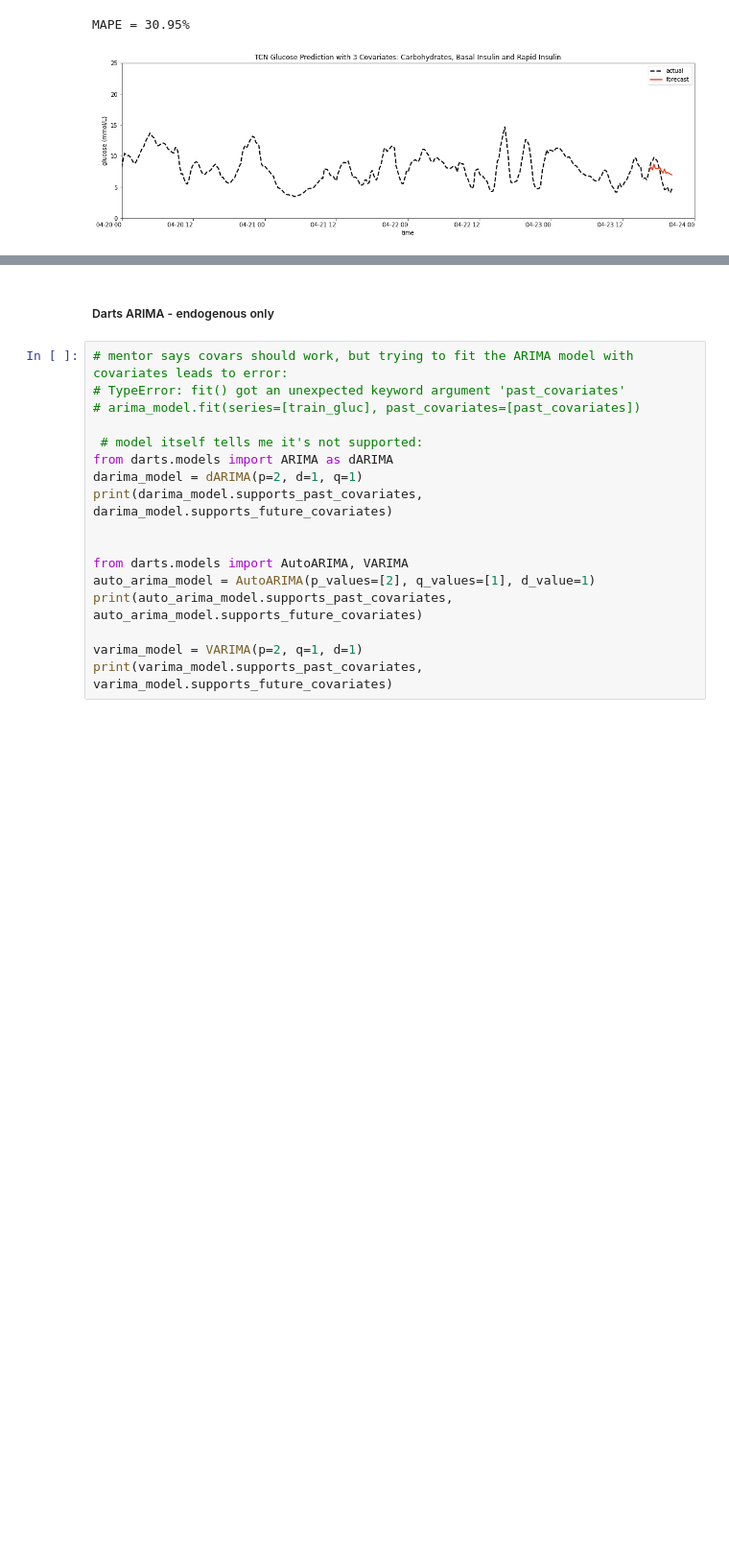
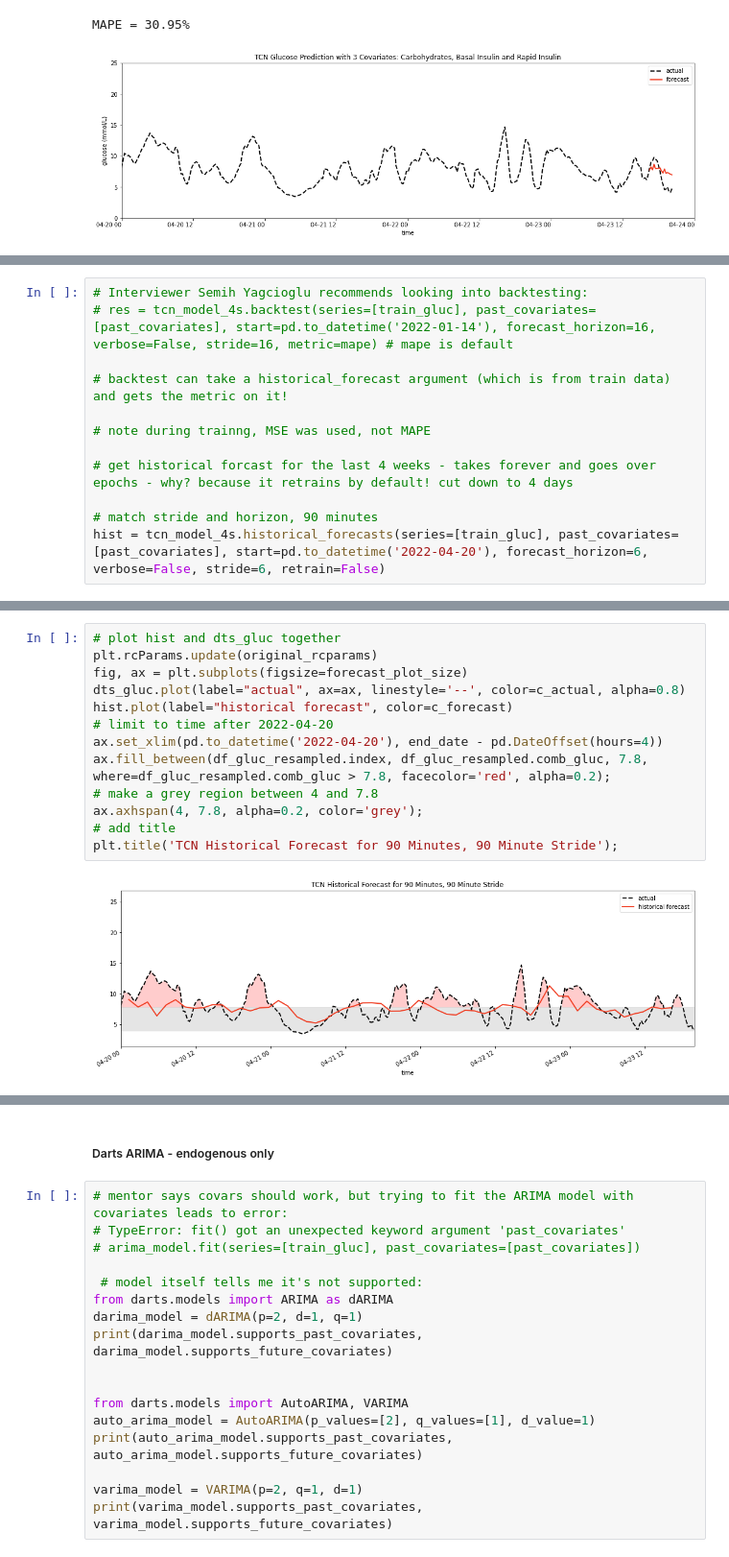
Before and after one commit to inaug22/capstone3, a Jupyter notebook: notebooks/glucose_wrangling+EDA.ipynb, the cells around one changed output, grey strips where cells are left out. Shown at 96% size. Cells and saved outputs as stored; diff of their text form; blank space fills up the shorter version.

Commit message:
first backtest attempt

```diff
--- a/notebooks/glucose_wrangling+EDA.ipynb
+++ b/notebooks/glucose_wrangling+EDA.ipynb
@@ -1224 +1229,13 @@ Try:
 Another idea: the first half of the predicted time (first 2 hours out of 4) for one covariate looks half decent, so restricting the forecast to that interval may lead to a smaller MAPE.
+# %%
+# Interviewer Semih Yagcioglu recommends looking into backtesting:
+# res = tcn_model_4s.backtest(series=[train_gluc], past_covariates=[past_covariates], start=pd.to_datetime('2022-01-14'), forecast_horizon=16, verbose=False, stride=16, metric=mape) # mape is default
+
+# backtest can take a historical_forecast argument (which is from train data) and gets the metric on it!
+
+# note during trainng, MSE was used, not MAPE
+
+# get historical forcast for the last 4 weeks - takes forever and goes over epochs - why? because it retrains by default! cut down to 4 days
+
+# match stride and horizon, 90 minutes
+hist = tcn_model_4s.historical_forecasts(series=[train_gluc], past_covariates=[past_covariates], start=pd.to_datetime('2022-04-20'), forecast_horizon=6, verbose=False, stride=6, retrain=False)
@@ -1224,0 +1260,15 @@ Another idea: the first half of the predicted time (first 2 hours out of 4) for
+# %%
+# plot hist and dts_gluc together
+plt.rcParams.update(original_rcparams)
+fig, ax = plt.subplots(figsize=forecast_plot_size)
+dts_gluc.plot(label="actual", ax=ax, linestyle='--', color=c_actual, alpha=0.8)
+hist.plot(label="historical forecast", color=c_forecast)
+# limit to time after 2022-04-20
+ax.set_xlim(pd.to_datetime('2022-04-20'), end_date - pd.DateOffset(hours=4))
+ax.fill_between(df_gluc_resampled.index, df_gluc_resampled.comb_gluc, 7.8, where=df_gluc_resampled.comb_gluc > 7.8, facecolor='red', alpha=0.2);
+# make a grey region between 4 and 7.8
+ax.axhspan(4, 7.8, alpha=0.2, color='grey');
+# add title
+plt.title('TCN Historical Forecast for 90 Minutes, 90 Minute Stride');
+# %% [output]
+[figure, added]
```
Also changed, not shown: parts of 10 cells of this notebook.
